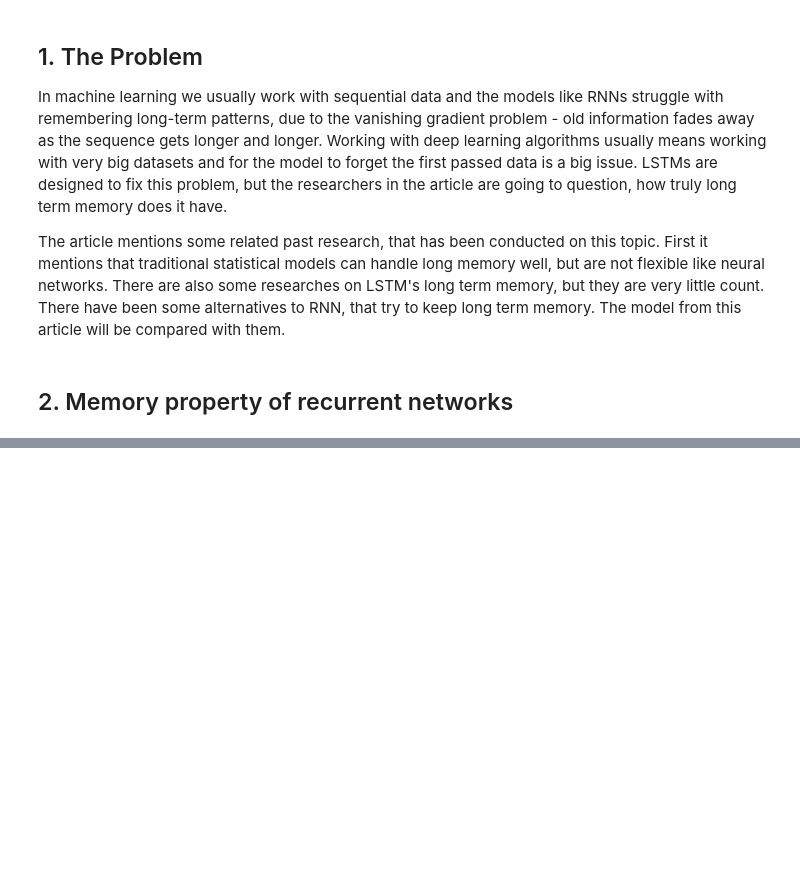
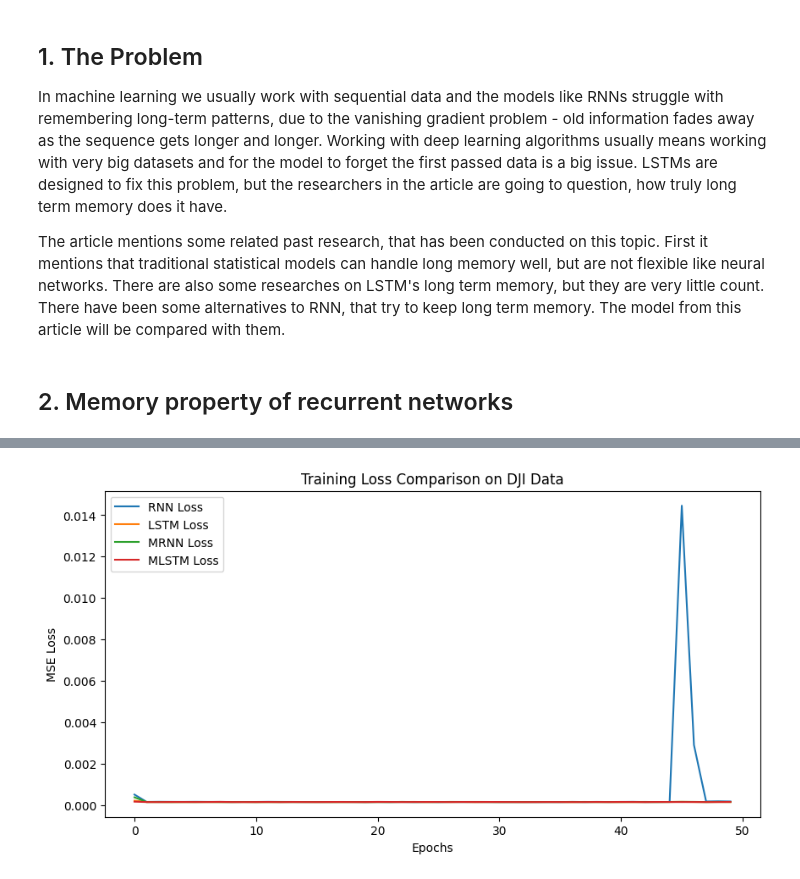
Before and after one commit to thunder913/Deep-Learning, a Jupyter notebook: articles/rnn_lstm_long_memory.ipynb, the cells around one changed output, grey strips where cells are left out. Drawn from its saved outputs; the diff is of its cells as text; code cells hidden in the pictures; blank space fills up the shorter version.

```diff
--- a/articles/rnn_lstm_long_memory.ipynb
+++ b/articles/rnn_lstm_long_memory.ipynb
@@ -32,0 +108,97 @@ and then the experiments and if it truly works
+# %%
+import numpy as np
+import tensorflow as tf
+import yfinance as yf
+from tensorflow.keras.models import Model
+from tensorflow.keras.layers import Input, Dense, SimpleRNN, LSTM, Layer, Activation
+from tensorflow.keras.optimizers import Adam
+import matplotlib.pyplot as plt
+
+def fetch_dji_data():
+    dji = yf.download('^DJI', start='2000-01-01', end='2023-12-31')
+    if 'Close' in dji.columns:
+        returns = dji['Close'].pct_change().dropna()
+    else:
+        raise KeyError("Column 'Close' not found in the dataset.")
+    return returns.values
+
+def prepare_data(series, seq_len=20):
+    X, y = [], []
+    for i in range(len(series) - seq_len):
+        X.append(series[i:i+seq_len])
+        y.append(series[i+seq_len])
+    return np.array(X), np.array(y)
+
+def build_rnn(seq_len):
+    inputs = Input(shape=(seq_len, 1))
+    x = SimpleRNN(50, activation='tanh', return_sequences=False)(inputs)
+    outputs = Dense(1)(x)
+    model = Model(inputs, outputs)
+    model.compile(optimizer=Adam(learning_rate=0.01), loss='mse')
+    return model
+
+def build_lstm(seq_len):
+    inputs = Input(shape=(seq_len, 1))
+    x = LSTM(50, activation='tanh', return_sequences=False)(inputs)
+    outputs = Dense(1)(x)
+    model = Model(inputs, outputs)
+    model.compile(optimizer=Adam(learning_rate=0.01), loss='mse')
+    return model
+
+# Custom Memory Filter Layer
+class MemoryFilter(Layer):
+    def __init__(self, seq_len, **kwargs):
+        super(MemoryFilter, self).__init__(**kwargs)
+        self.seq_len = seq_len
+        self.d = self.add_weight(shape=(1,), initializer='uniform', trainable=True)
+
+    def call(self, inputs):
+        memory_weights = [tf.math.exp(-self.d * i) for i in range(self.seq_len)]
+        memory_weights = tf.expand_dims(memory_weights, axis=0)
+        return tf.reduce_sum(inputs * memory_weights, axis=1, keepdims=True)
+
+def build_mrnn(seq_len):
+    inputs = Input(shape=(seq_len, 1))
+    memory = MemoryFilter(seq_len)(inputs)
+    x = SimpleRNN(50, activation='tanh')(memory)
+    outputs = Dense(1)(x)
+    model = Model(inputs, outputs)
+    model.compile(optimizer=Adam(learning_rate=0.01), loss='mse')
+    return model
+
+def build_mlstm(seq_len):
+    inputs = Input(shape=(seq_len, 1))
+    memory = MemoryFilter(seq_len)(inputs)
+    x = LSTM(50, activation='tanh')(memory)
+    outputs = Dense(1)(x)
+    model = Model(inputs, outputs)
+    model.compile(optimizer=Adam(learning_rate=0.01), loss='mse')
+    return model
+
+seq_len = 20
+series = fetch_dji_data()
+X, y = prepare_data(series, seq_len)
+X = X.reshape(-1, seq_len, 1)
+y = y.reshape(-1, 1)
+
+models = {
+    "RNN": build_rnn(seq_len),
+    "LSTM": build_lstm(seq_len),
+    "MRNN": build_mrnn(seq_len),
+    "MLSTM": build_mlstm(seq_len)
+}
+
+histories = {}
+for name, model in models.items():
+    print(f"Training {name}...")
+    histories[name] = model.fit(X, y, epochs=50, batch_size=32, validation_split=0.1, verbose=1)
+
+plt.figure(figsize=(10, 5))
+for name, history in histories.items():
+    plt.plot(history.history['loss'], label=f'{name} Loss')
+plt.xlabel("Epochs")
+plt.ylabel("MSE Loss")
+plt.legend()
+plt.title("Training Loss Comparison on DJI Data")
+plt.show()
+# %% [output]
@@ -32,0 +225 @@ and then the experiments and if it truly works
+[figure, added]
```
Also changed, not shown: parts of 22 cells of this notebook, 2 other files.
